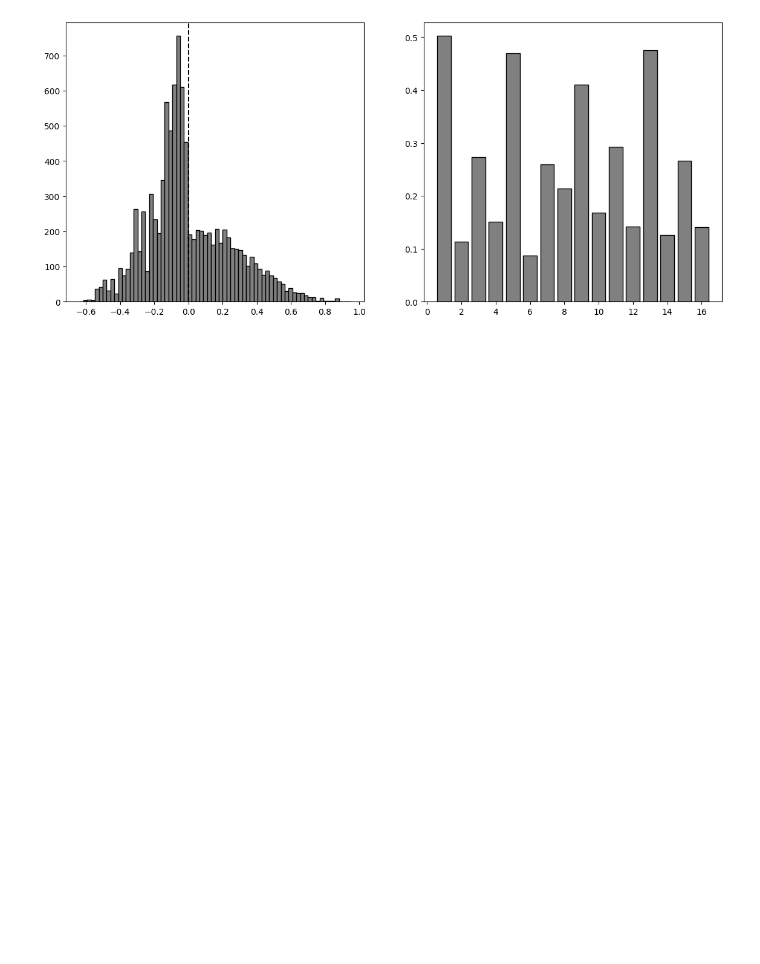
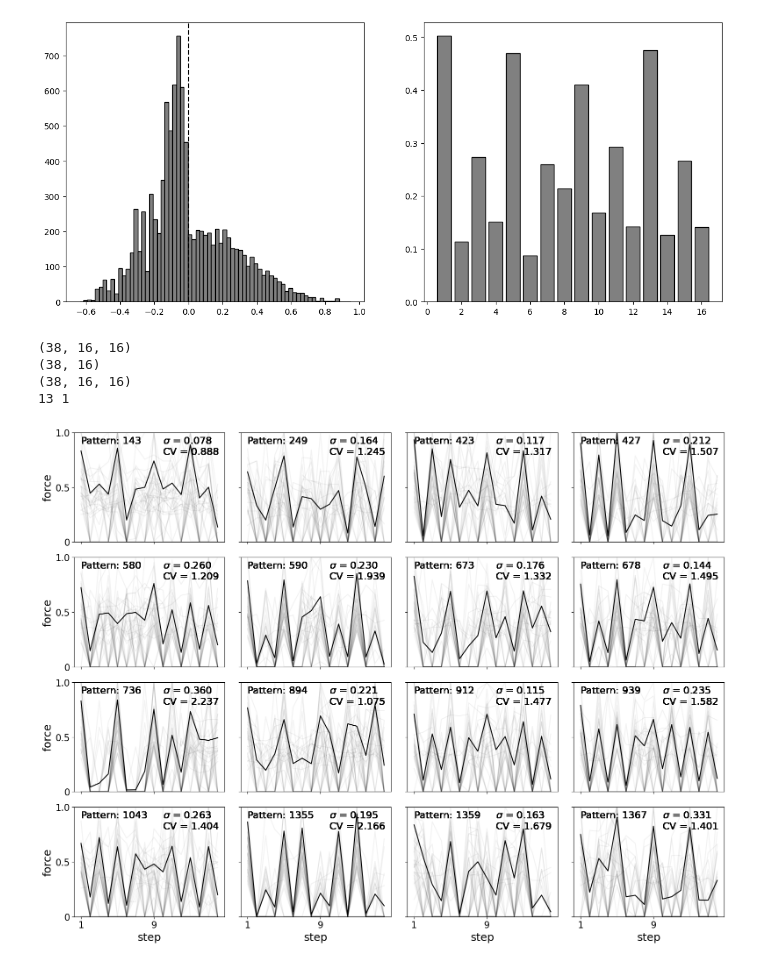
Before and after one commit to peter-clark/investigating-human-tapping-behavior-polyphonic-rhythms, a Jupyter notebook: 6-Tapping_Rhythmic_Contour_of_Polyphonic_Rhythms.ipynb, the cells around one changed output. Saved outputs shown, nothing was run; the diff lists cells and outputs as text; code cells hidden in the pictures; blank space fills up the shorter version.

```diff
--- a/6-Tapping_Rhythmic_Contour_of_Polyphonic_Rhythms.ipynb
+++ b/6-Tapping_Rhythmic_Contour_of_Polyphonic_Rhythms.ipynb
@@ -577,3 +604,79 @@ plt.show()
 (38, 16, 16) (256,)
 (16,)
 [figure]
+# %%
+fig, axs = plt.subplots(4,4, figsize=(16,12))
+index = np.arange(16)+1
+print(tap_data_clean[:].shape)
+print(tap_data_clean[:,1].shape)
+_mtfp = mtfp.reshape(16,16)
+step_sd = np.array([0.0 for x in range(16)])
+ordered_index = np.argsort(test_patterns_indices)
+tap_num_order = tap_data_clean[:,ordered_index,:]
+_mtfp = _mtfp[ordered_index]
+print(tap_num_order.shape)
+tap_num_order = np.array(tap_num_order)
+
+# Get correct order
+temp = np.array([[0.0 for x in range(16)] for y in range(16)], dtype=float)
+for subj in range(n_clean):
+    temp += tap_data_clean[subj]
+temp /= n_clean
+_temp = temp[ordered_index]
+mtfp = _temp
+
+# Normalize
+mtfp = mtfp / (np.max(mtfp)-np.min(mtfp))
+
+for i in range(len(test_patterns_indices)):
+    j = i//4
+
+    sd = np.mean(np.std(tap_num_order[:][i], axis=0))
+    step_sd += np.std(tap_num_order[:,i], axis=0)
+    var = np.mean(np.var(tap_num_order[:,i], axis=0))
+    mean = np.mean(np.mean(tap_num_order[:,i], axis=0))
+    h = np.mean(tap_num_order[:,i], axis=0)
+    if np.any(h<0.005):
+        loc = np.where(h<0.005)[0][0]
+        print(f"{i} {np.where(h<0.005)[0][0]}")
+        h[loc]=1.0
+
+    cv= np.std(tap_num_order[:,i], axis=0)/h
+    #h = np.mean(tap_num_order[:,i], axis=0)
+
+    #else np.zeros(16)
+    for n in range(n_clean):
+        #axs[j,i%4].plot(index,np.std(tap_num_order[:,i], axis=0), color='red')
+        axs[j,i%4].plot(index, tap_num_order[n][i], alpha=0.05,color="black")
+        axs[j,i%4].text(10,0.9,fr"$\sigma$ = {sd:.3f}", fontsize=16, alpha=0.8)
+        axs[j,i%4].text(10,0.8,fr"CV = {np.mean(cv):.3f}", fontsize=16, alpha=0.8)
+        axs[j,i%4].text(1,0.9, f"Pattern: {str(test_patterns_indices[ordered_index][i])[:-2]}",fontsize=16, alpha=0.8)
+
+        axs[j,i%4].set_ylim([0,1])
+        axs[j,i%4].set_xticks([1,9])
+        axs[j,i%4].set_xticklabels(["1","9"])
+        axs[j,i%4].set_yticks([0,0.5,1])
+        axs[j,i%4].set_yticklabels(["0","0.5","1.0"])
+        axs[j,i%4].tick_params(labelsize=15)
+
+    #print(f"(Coeff.Var)={sd/mean:.3f} sd={sd:.3f} for patt {test_patterns_indices[i]}")
+    axs[j,i%4].plot(index, mtfp[i], color='black', linewidth=1.5)
+
+    if not i%4==0:
+        axs[j][i%4].tick_params(labelleft=False)
+    else:
+        axs[j,i%4].set_ylabel("force", fontsize=18)
+    if i<12:
+        axs[j][i%4].tick_params(labelbottom=False)
+    else:
+        axs[j][i%4].set_xlabel("step",fontsize=18)
+
+#print(tap_num_order[:,13])
+fig.tight_layout()
+plt.show()
+# %% [output]
+(38, 16, 16)
+(38, 16)
+(38, 16, 16)
+13 1
+[figure, added]
```
Also changed, not shown: parts of 18 cells of this notebook, 3 other files.
